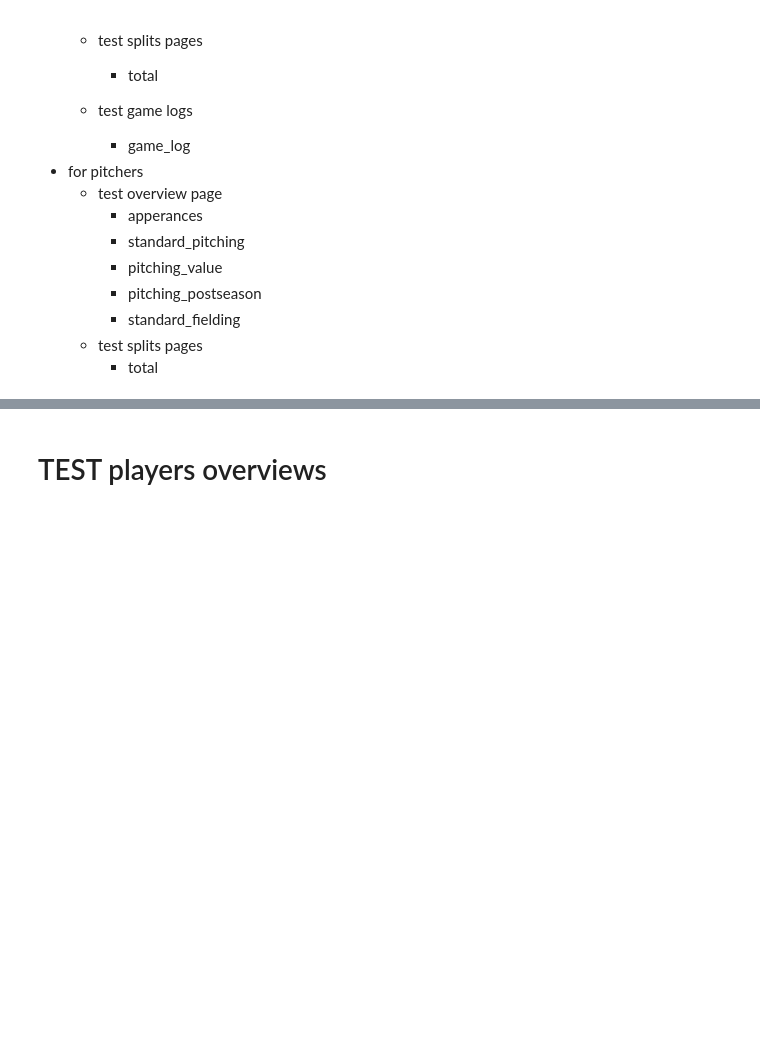
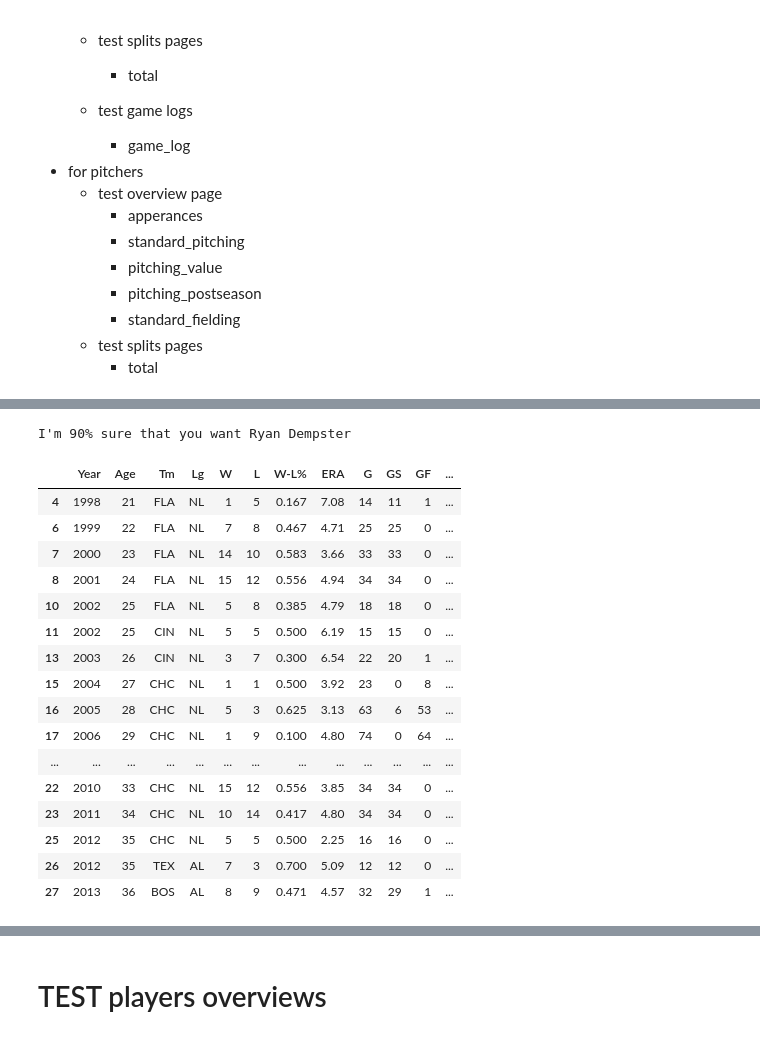
Before and after one commit to double-dose-larry/sportsref, a Jupyter notebook: test_players.ipynb, the cells around one changed output, grey strips where cells are left out. Cells and saved outputs as stored; diff of their text form; code cells hidden in the pictures; blank space fills up the shorter version.

```diff
--- a/test_players.ipynb
+++ b/test_players.ipynb
@@ -38,3 +68,27 @@ aaron.overview("standard_fielding")
+# %%
+demp = Player("Dempster")
+# %% [output]
+I'm 90% sure that you want Ryan Dempster
+# %%
+demp.overview("pitching_standard")
+# %% [output]
+|  | Year | Age | Tm | Lg | W | L | W-L% | ERA | G | GS | GF | ... |
+| 4 | 1998 | 21 | FLA | NL | 1 | 5 | 0.167 | 7.08 | 14 | 11 | 1 | ... |
+| 6 | 1999 | 22 | FLA | NL | 7 | 8 | 0.467 | 4.71 | 25 | 25 | 0 | ... |
+| 7 | 2000 | 23 | FLA | NL | 14 | 10 | 0.583 | 3.66 | 33 | 33 | 0 | ... |
+| 8 | 2001 | 24 | FLA | NL | 15 | 12 | 0.556 | 4.94 | 34 | 34 | 0 | ... |
+| 10 | 2002 | 25 | FLA | NL | 5 | 8 | 0.385 | 4.79 | 18 | 18 | 0 | ... |
+| 11 | 2002 | 25 | CIN | NL | 5 | 5 | 0.500 | 6.19 | 15 | 15 | 0 | ... |
+| 13 | 2003 | 26 | CIN | NL | 3 | 7 | 0.300 | 6.54 | 22 | 20 | 1 | ... |
+| 15 | 2004 | 27 | CHC | NL | 1 | 1 | 0.500 | 3.92 | 23 | 0 | 8 | ... |
+| 16 | 2005 | 28 | CHC | NL | 5 | 3 | 0.625 | 3.13 | 63 | 6 | 53 | ... |
+| 17 | 2006 | 29 | CHC | NL | 1 | 9 | 0.100 | 4.80 | 74 | 0 | 64 | ... |
+| ... | ... | ... | ... | ... | ... | ... | ... | ... | ... | ... | ... | ... |
+| 22 | 2010 | 33 | CHC | NL | 15 | 12 | 0.556 | 3.85 | 34 | 34 | 0 | ... |
+| 23 | 2011 | 34 | CHC | NL | 10 | 14 | 0.417 | 4.80 | 34 | 34 | 0 | ... |
+| 25 | 2012 | 35 | CHC | NL | 5 | 5 | 0.500 | 2.25 | 16 | 16 | 0 | ... |
+| 26 | 2012 | 35 | TEX | AL | 7 | 3 | 0.700 | 5.09 | 12 | 12 | 0 | ... |
+| 27 | 2013 | 36 | BOS | AL | 8 | 9 | 0.471 | 4.57 | 32 | 29 | 1 | ... |
 # %%
 aaron.splits("lever", year=1962, split_type='b')
 # %%
```
Also changed, not shown: parts of 8 cells of this notebook, 2 other files.
